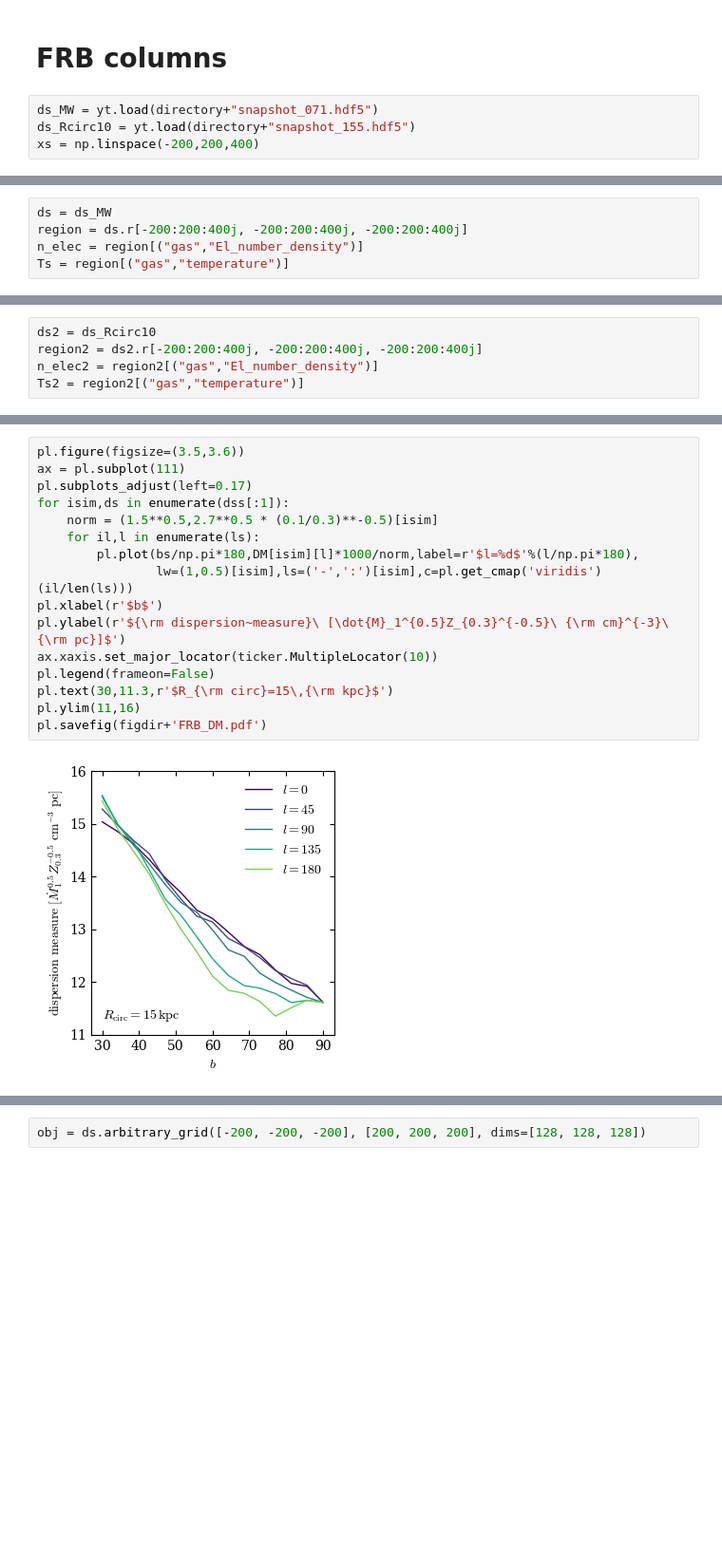
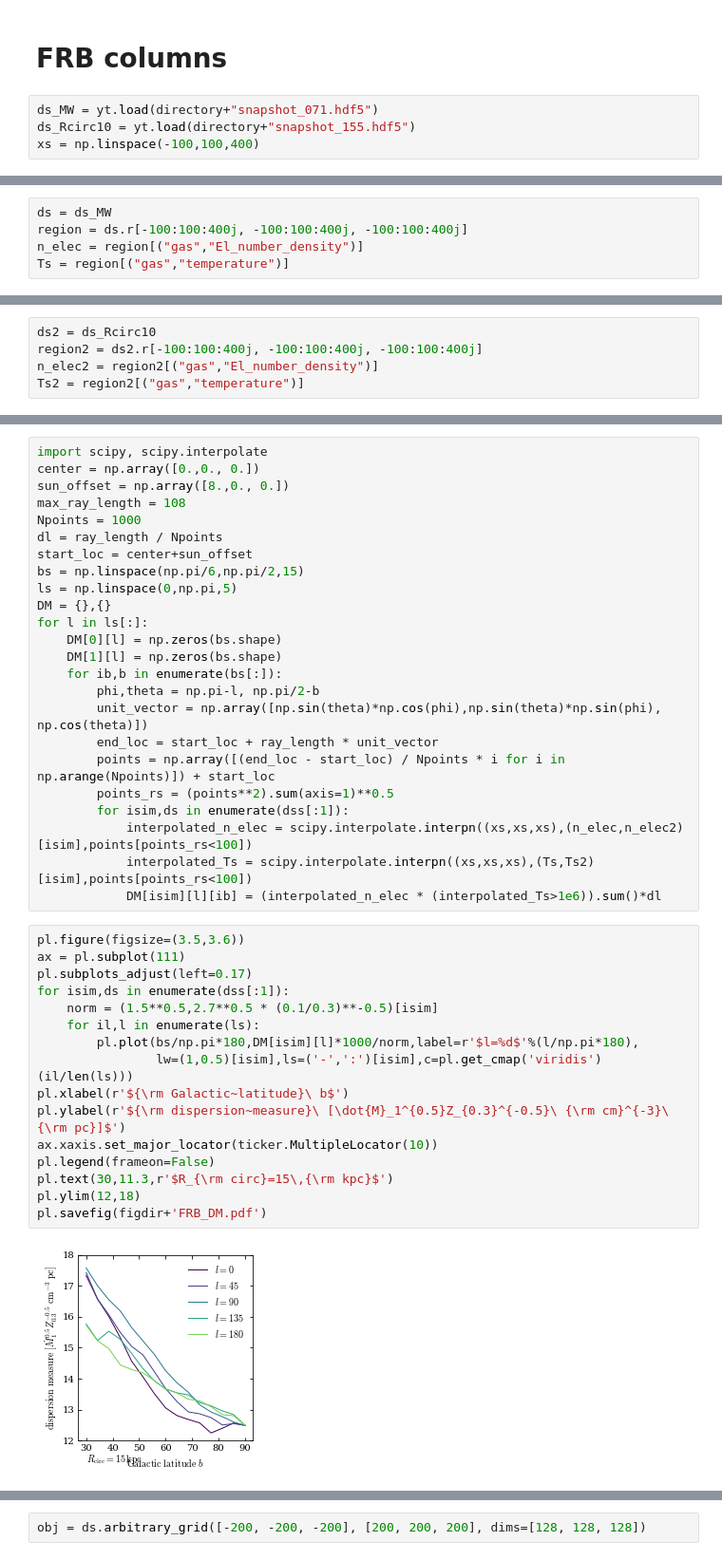
Before and after one commit to JonathanSternAstro/gizmo_analysis, a Jupyter notebook: ipynb/subsonic_solution/observables.ipynb, the cells around one changed output, grey strips where cells are left out. Shown at 95% size. Cells and saved outputs as stored; diff of their text form; blank space fills up the shorter version.

```diff
--- a/ipynb/subsonic_solution/observables.ipynb
+++ b/ipynb/subsonic_solution/observables.ipynb
@@ -429,5 +577,5 @@ unyt_quantity(1.63942112e-09, '1/(cm**2*s)')
 # %%
 ds_MW = yt.load(directory+"snapshot_071.hdf5")
 ds_Rcirc10 = yt.load(directory+"snapshot_155.hdf5")
-xs = np.linspace(-200,200,400)
+xs = np.linspace(-100,100,400)
 # %% [output]
@@ -448,6 +596,6 @@ yt : [INFO     ] 2023-05-28 13:52:21,014 Parameters: cosmological_simulation   =
 # %%
 ds = ds_MW
-region = ds.r[-200:200:400j, -200:200:400j, -200:200:400j]
+region = ds.r[-100:100:400j, -100:100:400j, -100:100:400j]
 n_elec = region[("gas","El_number_density")]
 Ts = region[("gas","temperature")]
 # %% [output]
@@ -457,6 +605,6 @@ yt : [INFO     ] 2023-05-28 13:52:40,413 Load this dataset with bounding_box=[[-
 # %%
 ds2 = ds_Rcirc10
-region2 = ds2.r[-200:200:400j, -200:200:400j, -200:200:400j]
+region2 = ds2.r[-100:100:400j, -100:100:400j, -100:100:400j]
 n_elec2 = region2[("gas","El_number_density")]
 Ts2 = region2[("gas","temperature")]
 # %% [output]
@@ -490,18 +614,42 @@ for l in ls:
+# %%
+import scipy, scipy.interpolate
+center = np.array([0.,0., 0.])
+sun_offset = np.array([8.,0., 0.])
+max_ray_length = 108
+Npoints = 1000
+dl = ray_length / Npoints
+start_loc = center+sun_offset
+bs = np.linspace(np.pi/6,np.pi/2,15)
+ls = np.linspace(0,np.pi,5)
+DM = {},{}
+for l in ls[:]:
+    DM[0][l] = np.zeros(bs.shape)
+    DM[1][l] = np.zeros(bs.shape)
+    for ib,b in enumerate(bs[:]):
+        phi,theta = np.pi-l, np.pi/2-b
+        unit_vector = np.array([np.sin(theta)*np.cos(phi),np.sin(theta)*np.sin(phi), np.cos(theta)])
+        end_loc = start_loc + ray_length * unit_vector
+        points = np.array([(end_loc - start_loc) / Npoints * i for i in np.arange(Npoints)]) + start_loc
+        points_rs = (points**2).sum(axis=1)**0.5
+        for isim,ds in enumerate(dss[:1]):
+            interpolated_n_elec = scipy.interpolate.interpn((xs,xs,xs),(n_elec,n_elec2)[isim],points[points_rs<100])
+            interpolated_Ts = scipy.interpolate.interpn((xs,xs,xs),(Ts,Ts2)[isim],points[points_rs<100])
+            DM[isim][l][ib] = (interpolated_n_elec * (interpolated_Ts>1e6)).sum()*dl
 # %%
 pl.figure(figsize=(3.5,3.6))
 ax = pl.subplot(111)
 pl.subplots_adjust(left=0.17)
 for isim,ds in enumerate(dss[:1]):
     norm = (1.5**0.5,2.7**0.5 * (0.1/0.3)**-0.5)[isim]
     for il,l in enumerate(ls):
         pl.plot(bs/np.pi*180,DM[isim][l]*1000/norm,label=r'$l=%d$'%(l/np.pi*180),
                 lw=(1,0.5)[isim],ls=('-',':')[isim],c=pl.get_cmap('viridis')(il/len(ls)))
-pl.xlabel(r'$b$')
+pl.xlabel(r'${\rm Galactic~latitude}\ b$')
 pl.ylabel(r'${\rm dispersion~measure}\ [\dot{M}_1^{0.5}Z_{0.3}^{-0.5}\ {\rm cm}^{-3}\ {\rm pc}]$')
 ax.xaxis.set_major_locator(ticker.MultipleLocator(10))
 pl.legend(frameon=False)
 pl.text(30,11.3,r'$R_{\rm circ}=15\,{\rm kpc}$')
-pl.ylim(11,16)
+pl.ylim(12,18)
 pl.savefig(figdir+'FRB_DM.pdf')
 # %% [output]
-[figure, old version]
+[figure, new version]
```
Also changed, not shown: parts of 50 cells of this notebook, 7 other files.
